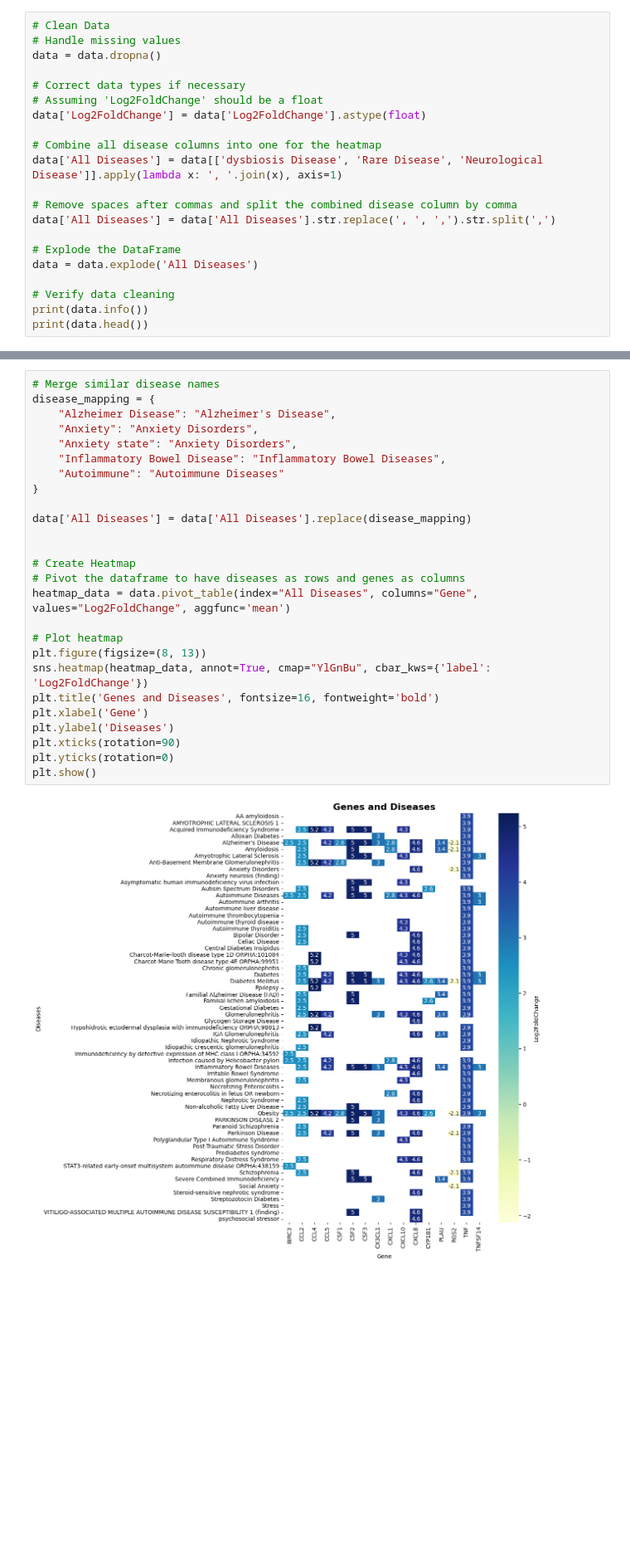
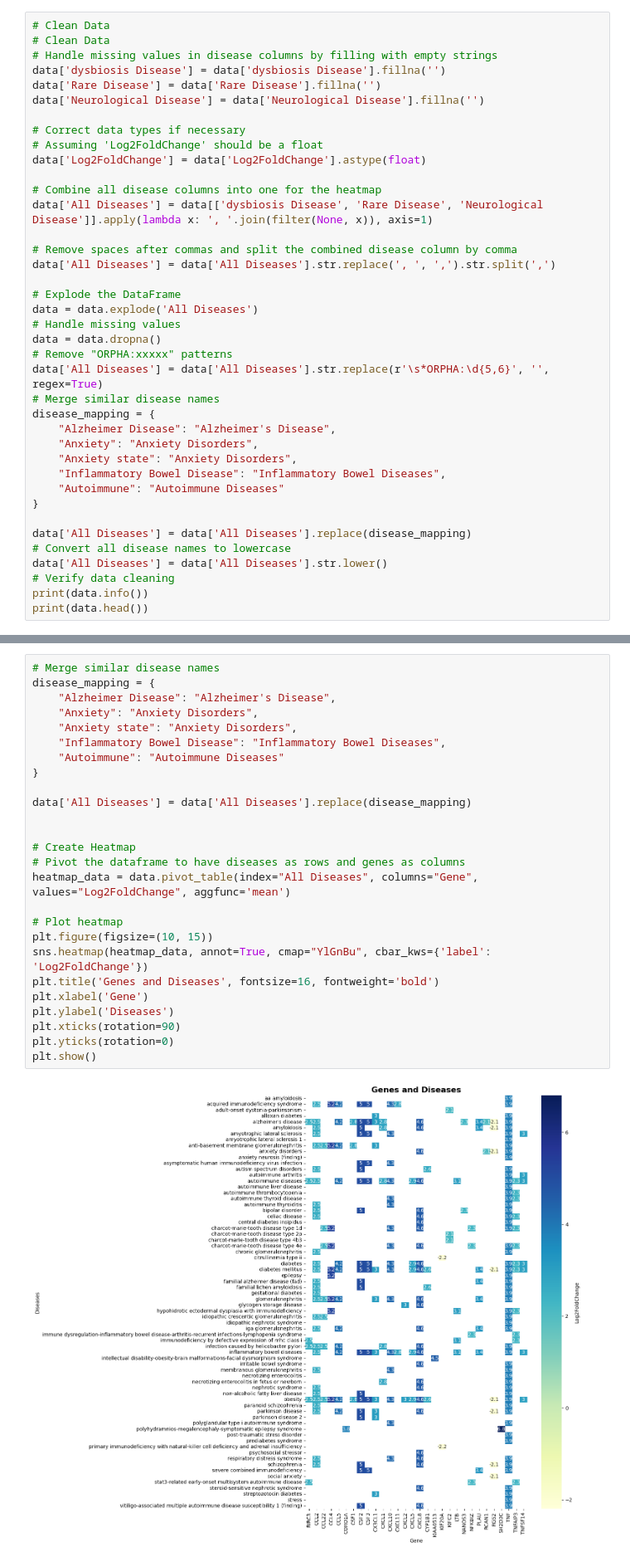
Before and after one commit to nicolasbroldan/Protocolo_Reposicionamiento_Probioticos, a Jupyter notebook: 5_Integración con datos de patógenos y enfermedades/Consolidated/Consolidated_Heatmap.ipynb, the cells around one changed output, grey strips where cells are left out. Shown: that part at 83% size. Drawn from its saved outputs; the diff is of its cells as text; blank space fills up the shorter version.

```diff
--- a/5_Integración con datos de patógenos y enfermedades/Consolidated/Consolidated_Heatmap.ipynb
+++ b/5_Integración con datos de patógenos y enfermedades/Consolidated/Consolidated_Heatmap.ipynb
@@ -28,22 +29,40 @@ data.head()  # Display the first few rows of the DataFrame to inspect the data
 | 4 | CXCL10 | Respiratory Distress Syndrome, In... | Autoimmune Diseases, Glomerulonep... | Amyotrophic Lateral Sclerosis | 4.340264 |
 # %%
 # Clean Data
-# Handle missing values
-data = data.dropna()
+# Clean Data
+# Handle missing values in disease columns by filling with empty strings
+data['dysbiosis Disease'] = data['dysbiosis Disease'].fillna('')
+data['Rare Disease'] = data['Rare Disease'].fillna('')
+data['Neurological Disease'] = data['Neurological Disease'].fillna('')
 
 # Correct data types if necessary
 # Assuming 'Log2FoldChange' should be a float
 data['Log2FoldChange'] = data['Log2FoldChange'].astype(float)
 
 # Combine all disease columns into one for the heatmap
-data['All Diseases'] = data[['dysbiosis Disease', 'Rare Disease', 'Neurological Disease']].apply(lambda x: ', '.join(x), axis=1)
+data['All Diseases'] = data[['dysbiosis Disease', 'Rare Disease', 'Neurological Disease']].apply(lambda x: ', '.join(filter(None, x)), axis=1)
 
 # Remove spaces after commas and split the combined disease column by comma
 data['All Diseases'] = data['All Diseases'].str.replace(', ', ',').str.split(',')
 
 # Explode the DataFrame
 data = data.explode('All Diseases')
+# Handle missing values
+data = data.dropna()
+# Remove "ORPHA:xxxxx" patterns
+data['All Diseases'] = data['All Diseases'].str.replace(r'\s*ORPHA:\d{5,6}', '', regex=True)
+# Merge similar disease names
+disease_mapping = {
+    "Alzheimer Disease": "Alzheimer's Disease",
+    "Anxiety": "Anxiety Disorders",
+    "Anxiety state": "Anxiety Disorders",
+    "Inflammatory Bowel Disease": "Inflammatory Bowel Diseases",
+    "Autoimmune": "Autoimmune Diseases"
+}
 
+data['All Diseases'] = data['All Diseases'].replace(disease_mapping)
+# Convert all disease names to lowercase
+data['All Diseases'] = data['All Diseases'].str.lower()
 # Verify data cleaning
 print(data.info())
 print(data.head())
@@ -84,28 +103,28 @@ data
 # %%
 # Merge similar disease names
 disease_mapping = {
     "Alzheimer Disease": "Alzheimer's Disease",
     "Anxiety": "Anxiety Disorders",
     "Anxiety state": "Anxiety Disorders",
     "Inflammatory Bowel Disease": "Inflammatory Bowel Diseases",
     "Autoimmune": "Autoimmune Diseases"
 }
 
 data['All Diseases'] = data['All Diseases'].replace(disease_mapping)
 
 
 # Create Heatmap
 # Pivot the dataframe to have diseases as rows and genes as columns
 heatmap_data = data.pivot_table(index="All Diseases", columns="Gene", values="Log2FoldChange", aggfunc='mean')
 
 # Plot heatmap
-plt.figure(figsize=(8, 13))
+plt.figure(figsize=(10, 15))
 sns.heatmap(heatmap_data, annot=True, cmap="YlGnBu", cbar_kws={'label': 'Log2FoldChange'})
 plt.title('Genes and Diseases', fontsize=16, fontweight='bold')
 plt.xlabel('Gene')
 plt.ylabel('Diseases')
 plt.xticks(rotation=90)
 plt.yticks(rotation=0)
 plt.show()
 # %% [output]
-[figure, old version]
+[figure, new version]
```
Also changed, not shown: parts of 3 cells of this notebook.
